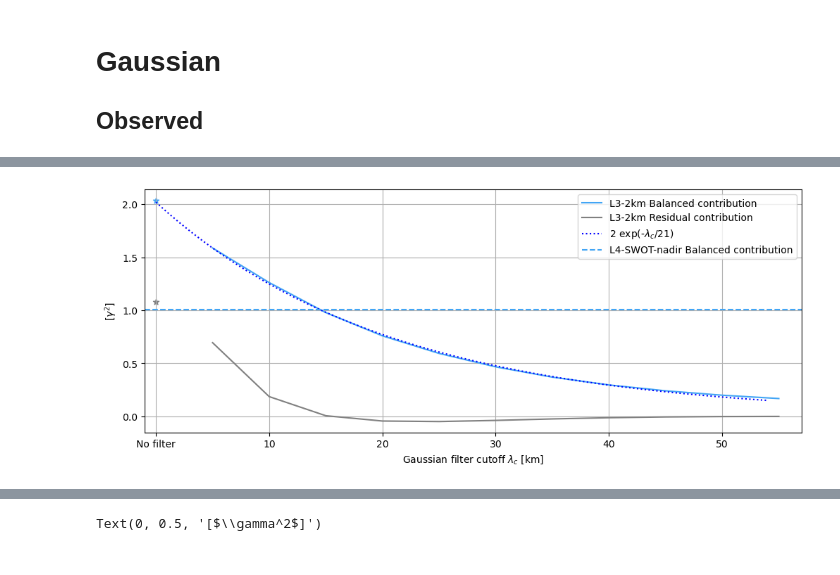
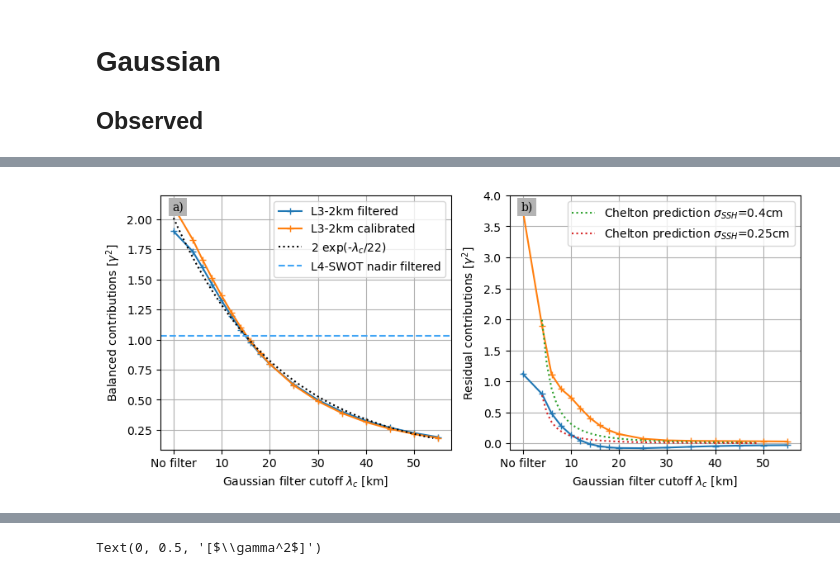
Before and after one commit to margot-demol/med_analysis, a Jupyter notebook: 10_swot_capabilities_diags/26_spatial_scales.ipynb, the cells around one changed output, grey strips where cells are left out. Cells and saved outputs as stored; diff of their text form; code cells hidden in the pictures.

Commit message:
correct pb coastal outliers before gaussian filter

```diff
--- a/10_swot_capabilities_diags/26_spatial_scales.ipynb
+++ b/10_swot_capabilities_diags/26_spatial_scales.ipynb
@@ -74,7 +74,7 @@ _______
 # Gaussian
 # %%
 #GAUSSIAN
-cutoff = np.arange(5e3, 60e3, 5e3)
+cutoff = list(np.arange(4e3, 20e3, 2e3)) + list(np.arange(20e3, 60e3, 5e3))
 
 # SURFACE
 base_dic = dict(dt='12h',
@@ -143,0 +146,3 @@ dsg = xr.open_dataset(os.path.join(zarr_dir, 'diag_files', f'gaussian_{colocs_so
+# %%
+dsgf = xr.open_dataset(os.path.join(zarr_dir, 'diag_files', f'gaussian_{colocs_sources}_filtered.nc'))
+dsgc = xr.open_dataset(os.path.join(zarr_dir, 'diag_files', f'gaussian_{colocs_sources}_calibrated.nc'))
@@ -143,0 +201,6 @@ dsg = xr.open_dataset(os.path.join(zarr_dir, 'diag_files', f'gaussian_{colocs_so
+# %%
+dsh['cutoff'] = xr.DataArray([0], dims='cutoff')
+dsh = dsh.set_coords('cutoff')
+# %%
+dsgc = xr.concat([dsh.sel(id_comb='calibrated'), dsgc], dim='cutoff')
+dsgf = xr.concat([dsh.sel(id_comb='filtered'), dsgf], dim='cutoff')
@@ -274,52 +336,57 @@ ct = dsg.cutoff.values
 ## Observed
 # %%
 from matplotlib.gridspec import GridSpec
-fig = plt.figure(layout="constrained", figsize = (10, 4))
-gs = GridSpec(3, 3, figure=fig)
 
-ax = fig.add_subplot(gs[:, :])
-dsg.B_ggd.plot(ax=ax, label = 'L3-2km Balanced contribution', color=c0['ggd'])
-dsg.E_ggd.plot(ax=ax, label = 'L3-2km Residual contribution', color='grey')
-# Exponential fit
-b_exp_fit.plot(ax=ax, ls=':', color = 'b', label = rf'{round(b_exp_popt[0])} exp(-$\lambda_c$/{round(b_exp_popt[1])})')
-#e_exp_fit.plot(ax=ax, ls=':', color = 'b', label = rf'{round(e_exp_popt[0])} exp(-$\lambda_c$/{round(e_exp_popt[1])})')
-# best fit but not exponenetial
-#e_fit.sel(cutoff = slice(5, 55)).plot(ax=ax, ls=':',color = 'k', label = rf'{round(e_popt[0])} exp(-$\lambda_c$/{round(e_popt[1])}) - {round(e_popt[2])}/$\lambda_c^{round(e_popt[3])}$')
+fig, axs = plt.subplots(1, 2, frameon=False, figsize = (10, 4))
 
-ax.scatter(0, ds4.isel(altiprod=0).B_ggd, marker = '*', c=c0['ggd'])
-ax.scatter(0, ds4.isel(altiprod=0).E_ggd, marker = '*', c='grey')
-#dsg.GGD.plot(ax=ax, label = 'MS')
+ax=axs[0]
+dsgf.B_ggd.plot(ax=ax, label = 'L3-2km filtered', marker='+')
+dsgc.B_ggd.plot(ax=ax, label = 'L3-2km calibrated', marker='+')
+b_exp_fit.plot(ax=ax, ls=':',color='k', label = rf'{round(b_exp_popt[0])} exp(-$\lambda_c$/{round(b_exp_popt[1])})')
+ax.axhline(ds4.sel(altiprod='L4-SWOT-nadir').B_ggd, ls='--',  color=c0['ggd'], label = 'L4-SWOT nadir filtered')
+put_fig_letter(fig,ax, 'a')
+ax.set_ylabel(r'Balanced contributions [$\gamma^2$]')
 
-for ap in ds4.altiprod.values[3:4]:
-    ax.axhline(ds4.sel(altiprod=ap).B_ggd, ls='--',  color=c0['ggd'], label = ap + ' Balanced contribution')
-    #ax.annotate(ap, (40,ds4.sel(altiprod=ap).B_ggd+0.02))
-    #ax.axhline(ds4.sel(altiprod=ap.values).E_ggd, ls=':', color='orange')
 
-    #ax.axhline(ds4.sel(altiprod=ap.values).GGD, ls=':', label=ap.values, color='orange')
+ax=axs[1]
+dsgf.E_ggd.plot(ax=ax, marker='+')
+dsgc.E_ggd.plot(ax=ax, marker='+')
+#ax.plot(np.arange(1,50), theoritical_chelton(np.arange(1,50)*1e3, 0.5e-2)/U2, ls=':', label ='Chelton 2024 $\sigma_{SSH}$=0.5cm')
+ax.plot(np.arange(4,50), theoritical_chelton(np.arange(4,50)*1e3, 0.4e-2)/U2, ls=':', label ='Chelton prediction $\sigma_{SSH}$=0.4cm')
+#ax.plot(np.arange(1,50), fit_chelton(np.arange(1,50)*1e3, 0.4e-2)/U2, ls=':', label ='Chelton 2024 $\sigma_{SSH}$=0.4cm')
+ax.plot(np.arange(4,50), theoritical_chelton(np.arange(4,50)*1e3, 0.25e-2)/U2, ls=':', label ='Chelton prediction $\sigma_{SSH}$=0.25cm')
 
-ax.set_xlim(-1, 57)
 
-a=ax.get_xticks().tolist()
-a = [int(a_) for a_ in a]
-a[1]='No filter'
+put_fig_letter(fig,ax,  'b')
 
-ax.set_xticklabels(a)
-ax.set_xlabel(r'Gaussian filter cutoff $\lambda_c$ [km]')
-ax.grid()
-ax.legend()
-ax.set_ylabel(r'[$\gamma^2$]')
+ax.set_ylabel(r'Residual contributions [$\gamma^2$]')
+ax.set_ylim(-0.1, 4)
 
-# Diverges when noise goes to 0
-#ax2 = fig.add_subplot(gs[-1, :])
-#abs(dsg.B_ggd/dsg.E_ggd).plot(ax=ax2, color='k')
-#abs(b_exp_fit/e_fit).plot(ax=ax2, color='k', ls=':')
-#ax2.grid()
-#a=ax2.get_xticks().tolist()
-#a[1]='No filter'
-#ax2.set_xticklabels(a)
-#ax2.set_ylabel('Balanced contribution\n over Residual contribution')
-#ax2.set_xlabel(r'Gaussian filter cutoff $\lambda_c$ [km]')
-#ax2.set_xlim(-1, 57)
-#ax2.scatter(0, ds4.isel(altiprod=0).B_ggd/ds4.isel(altiprod=0).E_ggd, marker = '*', c='k')
-#format_axes(fig)
+for ax in axs :
+    a=ax.get_xticks().tolist()
+    a = [int(a_) for a_ in a]
+    a[1]='No filter'
+    ax.set_xticklabels(a)
+    ax.set_xlabel(r'Gaussian filter cutoff $\lambda_c$ [km]')
+    ax.grid()
+    ax.legend()
+    ax.set_title('')
+
+#ins_ax_box = [0.4, 0.30, 0.58, 0.4]
+#ins = axs[1].inset_axes(ins_ax_box)
+#rc = (dsgf.E_ggd/(dsgf.B_ggd -ds4.sel(altiprod='L4-SWOT-nadir').B_ggd).values)
+#rf = (dsgc.E_ggd/(dsgc.B_ggd -ds4.sel(altiprod='L4-SWOT-nadir').B_ggd).values)
+#rc.plot(ax=ins, label = 'L3-2km calibrated', marker='+')
+#rf.plot(ax=ins, label = 'L3-2km calibrated', marker='+')
+#ins.set_xlim(0,14)
+#ins.set_ylim(0,5)
+#ins.set_title('')
+#ins.grid()
+#a=ins.get_xticks().tolist()
+#a = [int(a_) for a_ in a]
+#a[0]='No filter'
+#ins.set_xticklabels(a)
+#ins.set_xlabel(r'Gaussian filter cutoff $\lambda_c$ [km]')
+#put_fig_letter(fig, ins, 'c')
+#ins.set_ylabel(r'$R_{N/A}$')
 # %% [output]
@@ -327 +393 @@ Text(0, 0.5, '[$\\gamma^2$]')
-[figure, old version]
+[figure, new version]
```
Also changed, not shown: parts of 21 cells of this notebook, 37 other files.
